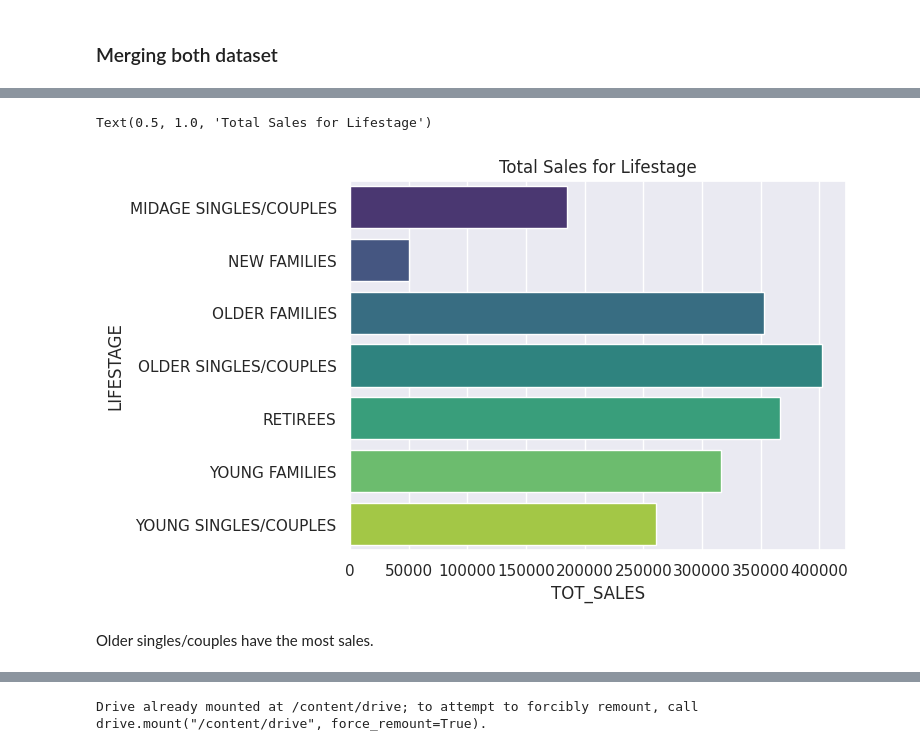
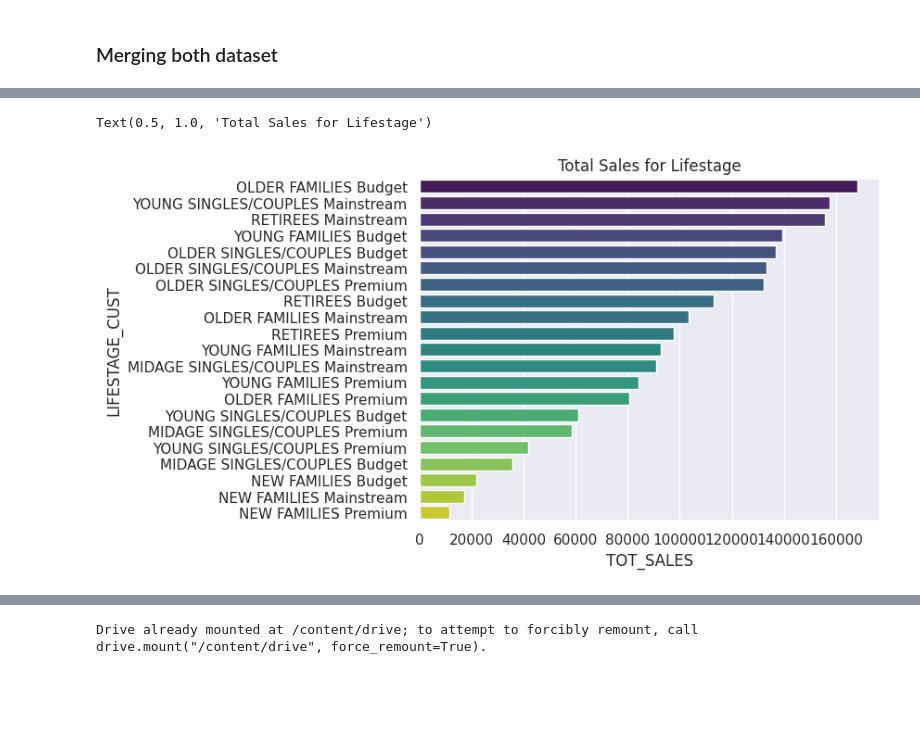
Before and after one commit to sidpatondikar/Quantium-Data-Analytics-Virtual-Experience-Program, a Jupyter notebook: Quantium_Data_Analysis_Task_1.ipynb, the cells around one changed output, grey strips where cells are left out. Cells and saved outputs as stored; diff of their text form; code cells hidden in the pictures; blank space fills up the shorter version.

```diff
--- a/Quantium_Data_Analysis_Task_1.ipynb
+++ b/Quantium_Data_Analysis_Task_1.ipynb
@@ -449,13 +451,15 @@ cust_df.head()
 | 4 | 2018-08-18 | 2 | 2426 | 1038 | 108 | Kettle Tortilla ChpsHny&Jlpno Chi... | 3 | 13.8 | Kettle | ... |
 # %%
 #Checking total sales per lifestage
-life_df = cust_df.groupby('LIFESTAGE')['TOT_SALES'].sum().reset_index()
+life_df = cust_df.groupby(['LIFESTAGE','PREMIUM_CUSTOMER'])['TOT_SALES'].sum().reset_index()
+
+life_df.sort_values('TOT_SALES',ascending=False,inplace=True)
+
+life_df['LIFESTAGE_CUST'] = life_df['LIFESTAGE'] +' '+ life_df['PREMIUM_CUSTOMER']
 
 #Plotting total sales per lifestage
-sns.barplot(data=life_df,x='TOT_SALES',y='LIFESTAGE',palette='viridis')
+sns.barplot(data=life_df,x='TOT_SALES',y='LIFESTAGE_CUST',palette='viridis')
 plt.title('Total Sales for Lifestage')
 # %% [output]
 Text(0.5, 1.0, 'Total Sales for Lifestage')
-[figure, old version]
+[figure, new version]
-# %% [markdown]
-Older singles/couples have the most sales.
```
Also changed, not shown: parts of 23 cells of this notebook.
